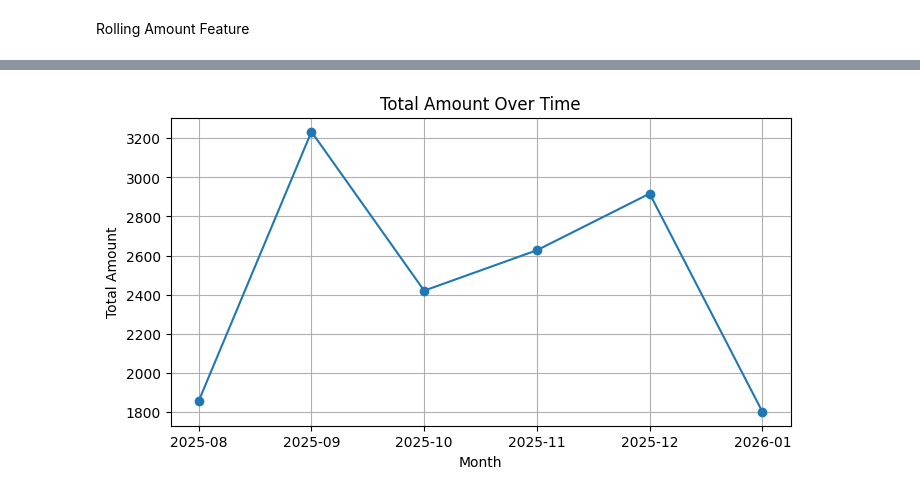
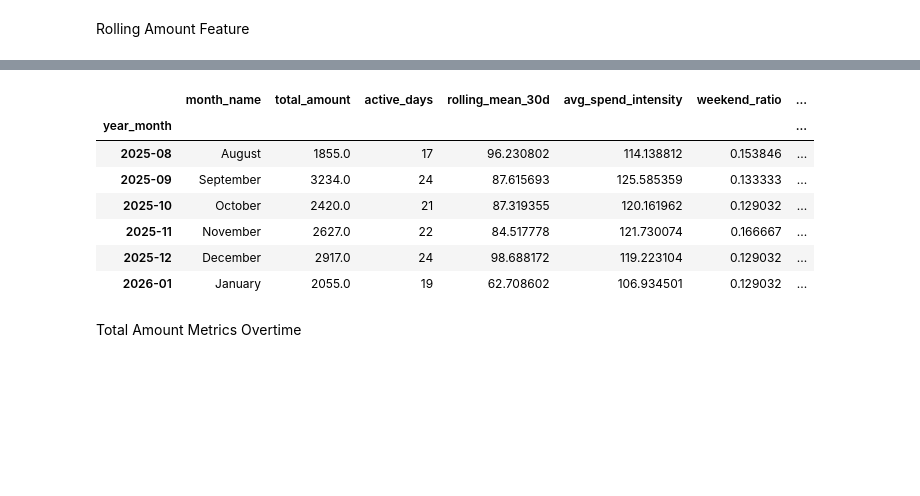
Before and after one commit to johnkristanf/expensepro-forecasting, a Jupyter notebook: notebooks/eda.ipynb, the cells around one changed output, grey strips where cells are left out. Cells and saved outputs as stored; diff of their text form; code cells hidden in the pictures; blank space fills up the shorter version.

```diff
--- a/notebooks/eda.ipynb
+++ b/notebooks/eda.ipynb
@@ -154,38 +154,36 @@ daily_expense
 # %%
 daily_expense["avg_spend_per_active_day_30d"] = (
     daily_expense["total_amount"]
     .rolling(30, min_periods=1)
     .sum() / daily_expense["has_spend"]
     .rolling(30, min_periods=1)
     .sum()
     .replace(0, np.nan)
 )
 
 df = daily_expense.copy()
 df["year_month"] = df["date_spent"].dt.to_period("M")
 df["month_name"] = df["date_spent"].dt.strftime("%B")
 
 monthly = df.groupby("year_month").agg(
     month_name=("month_name", "first"),
     total_amount=("total_amount", "sum"),                     # TARGET
     active_days=("has_spend", "sum"),
     rolling_mean_30d=("rolling_mean_30d", "mean"),
     avg_spend_intensity=("avg_spend_per_active_day_30d", "mean"),
     weekend_ratio=("weekend", "mean"),
     holiday_days=("holiday", "sum"),
 )
 
-monthly["lag_1m"] = monthly["total_amount"].shift(1).fillna(0)
-monthly["lag_2m"] = monthly["total_amount"].shift(2).fillna(0)
-monthly["lag_3m"] = monthly["total_amount"].shift(3).fillna(0)
-
-plt.rcParams["figure.figsize"] = (8, 4)
-
-plt.plot(monthly.index.astype(str), monthly["total_amount"], marker="o")
-plt.title("Total Amount Over Time")
-plt.xlabel("Month")
-plt.ylabel("Total Amount")
-plt.grid(True)
-plt.show()
+monthly
 # %% [output]
-[figure, removed]
+|  | month_name | total_amount | active_days | rolling_mean_30d | avg_spend_intensity | weekend_ratio | ... |
+| year_month |  |  |  |  |  |  | ... |
+| 2025-08 | August | 1855.0 | 17 | 96.230802 | 114.138812 | 0.153846 | ... |
+| 2025-09 | September | 3234.0 | 24 | 87.615693 | 125.585359 | 0.133333 | ... |
+| 2025-10 | October | 2420.0 | 21 | 87.319355 | 120.161962 | 0.129032 | ... |
+| 2025-11 | November | 2627.0 | 22 | 84.517778 | 121.730074 | 0.166667 | ... |
+| 2025-12 | December | 2917.0 | 24 | 98.688172 | 119.223104 | 0.129032 | ... |
+| 2026-01 | January | 2055.0 | 19 | 62.708602 | 106.934501 | 0.129032 | ... |
+# %% [markdown]
+Total Amount Metrics Overtime
```
Also changed, not shown: parts of 12 cells of this notebook.
